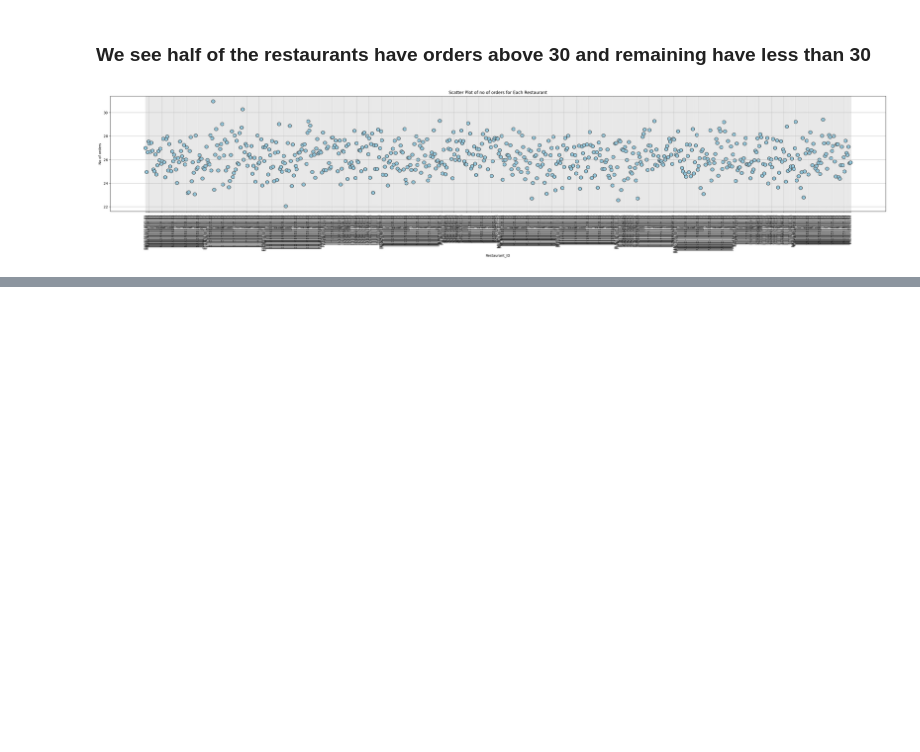
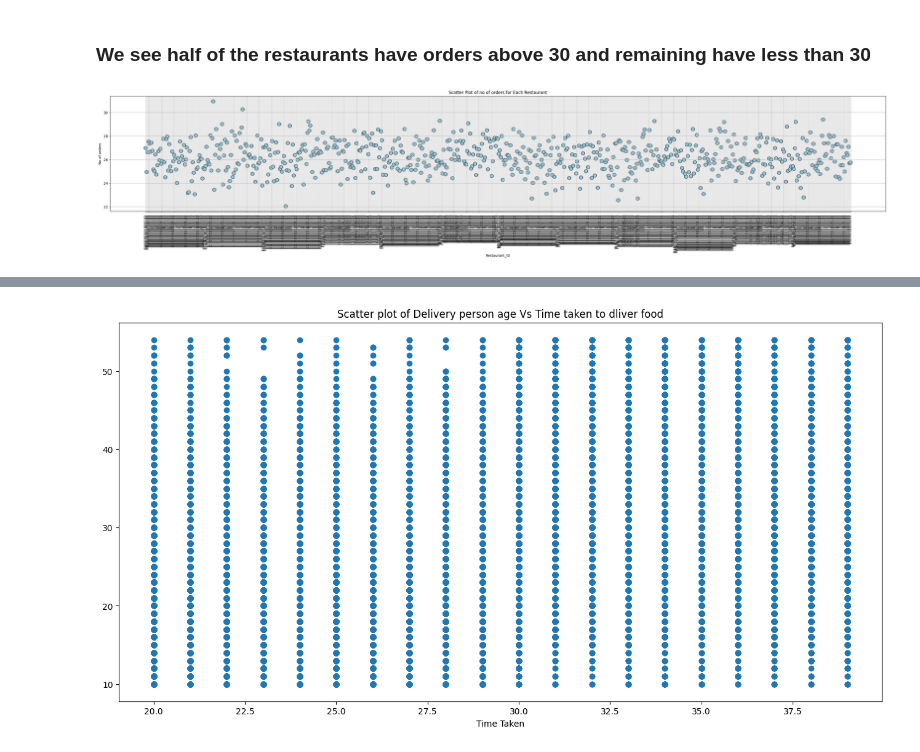
Before and after one commit to hy103/Est_food_delivery_time, a Jupyter notebook: notebooks/data_visualizations.ipynb, the cells around one changed output, grey strips where cells are left out. Cells and saved outputs as stored; diff of their text form; code cells hidden in the pictures; blank space fills up the shorter version.

```diff
--- a/notebooks/data_visualizations.ipynb
+++ b/notebooks/data_visualizations.ipynb
@@ -126,0 +127,11 @@ high_serving_rest
+# %%
+sorted_df = df.sort_values(by = "Delivery_person_Age",ascending=True)
+
+plt.figure(figsize= (16,8))
+plt.scatter(sorted_df["Delivery_person_Age"], sorted_df["Time_taken(min)"])
+plt.xlabel("Delivery person age")
+plt.xlabel("Time Taken")
+plt.title("Scatter plot of Delivery person age Vs Time taken to dliver food")
+plt.show()
+# %% [output]
+[figure, added]
```
Also changed, not shown: parts of 8 cells of this notebook.
